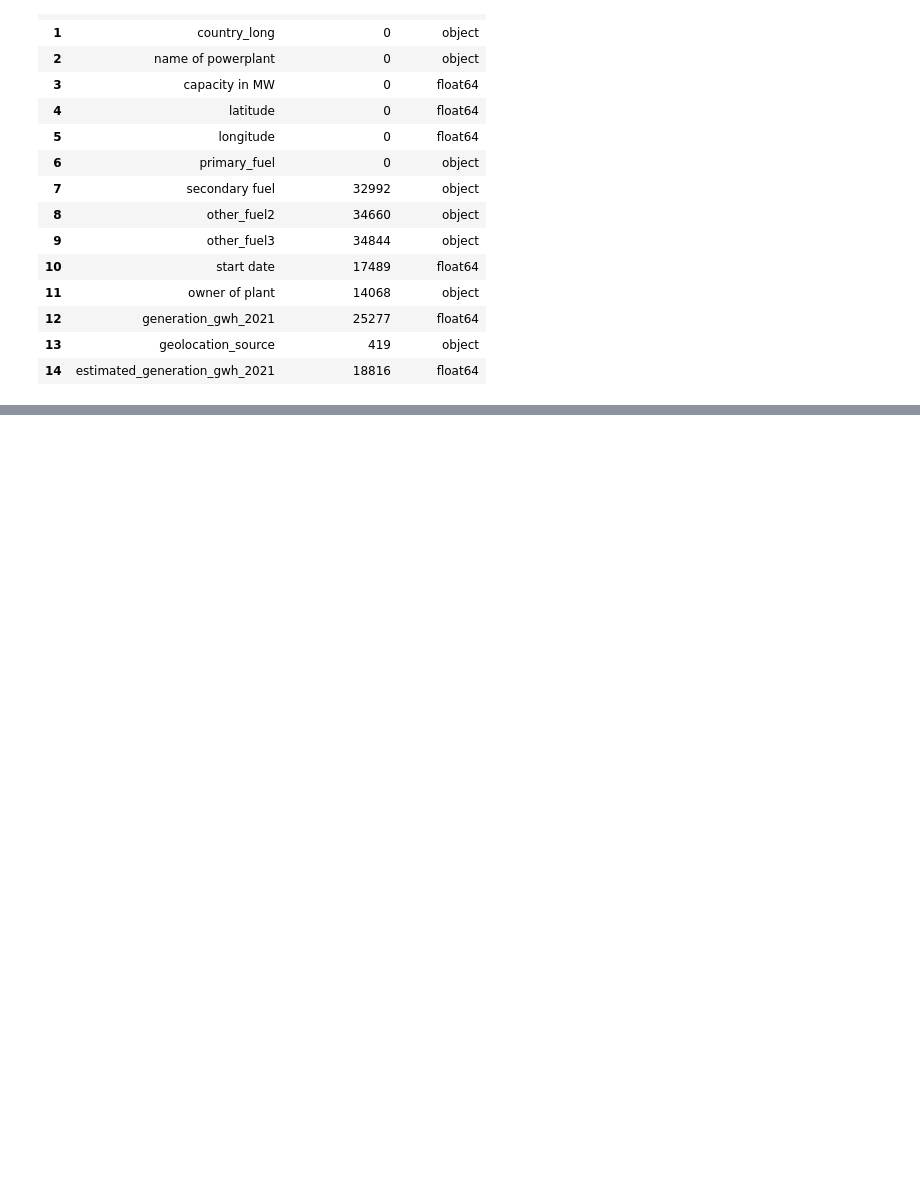
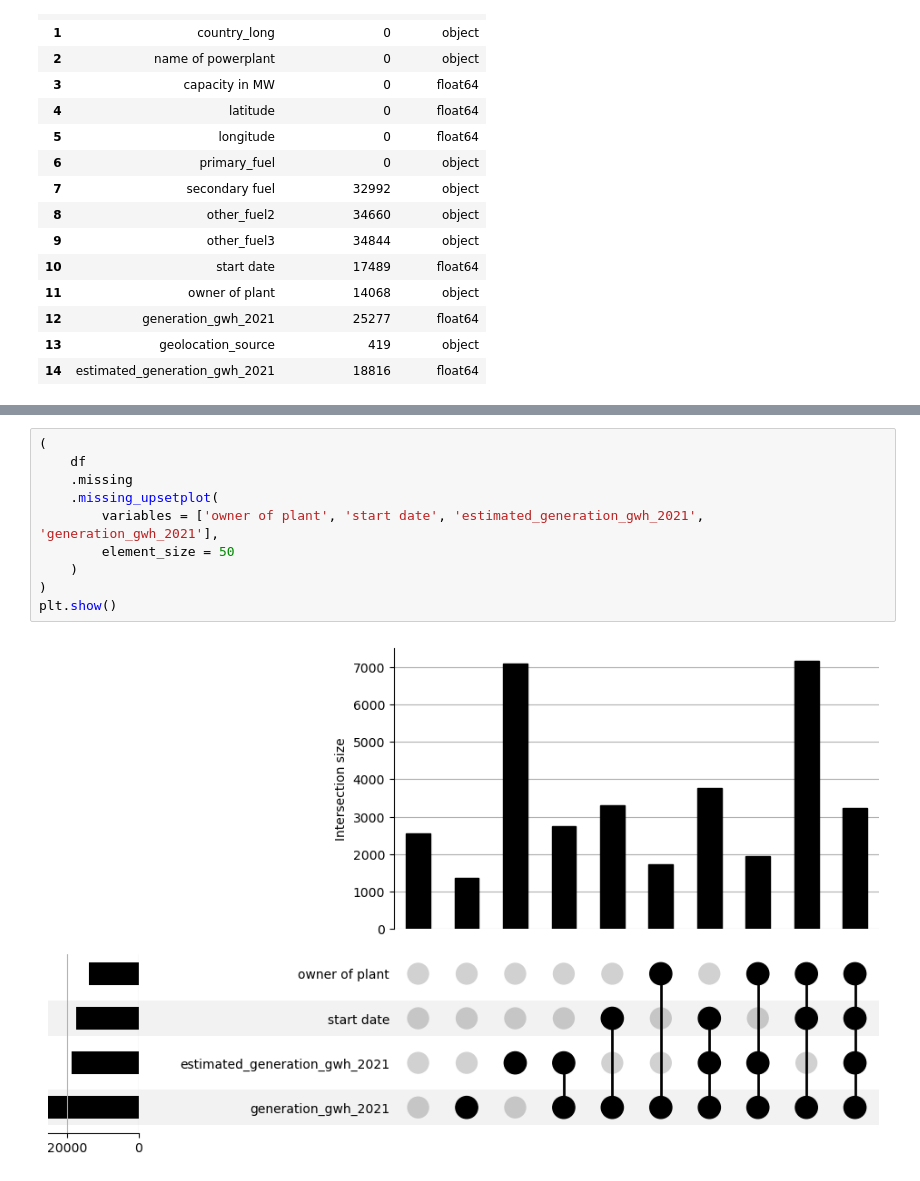
Before and after one commit to fenilenvinileno97/missing-values, a Jupyter notebook: notebooks/renewables-missing-exploration.ipynb, the cells around one changed output, grey strips where cells are left out. Drawn from its saved outputs; the diff is of its cells as text; blank space fills up the shorter version.

```diff
--- a/notebooks/renewables-missing-exploration.ipynb
+++ b/notebooks/renewables-missing-exploration.ipynb
@@ -279,0 +377,12 @@ check_unique_na = (
+# %%
+(
+    df
+    .missing
+    .missing_upsetplot(
+        variables = ['owner of plant', 'start date', 'estimated_generation_gwh_2021', 'generation_gwh_2021'],
+        element_size = 50
+    )
+)
+plt.show()
+# %% [output]
+[figure, added]
```
Also changed, not shown: parts of 13 cells of this notebook, 2 other files.
